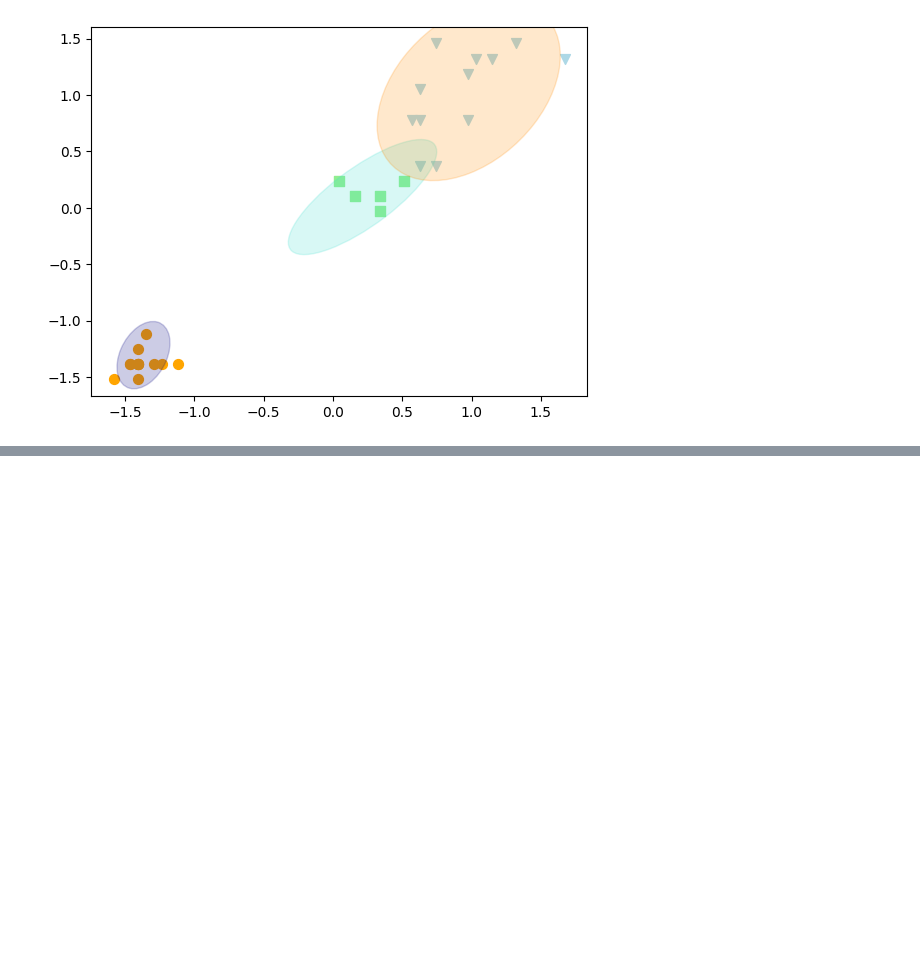
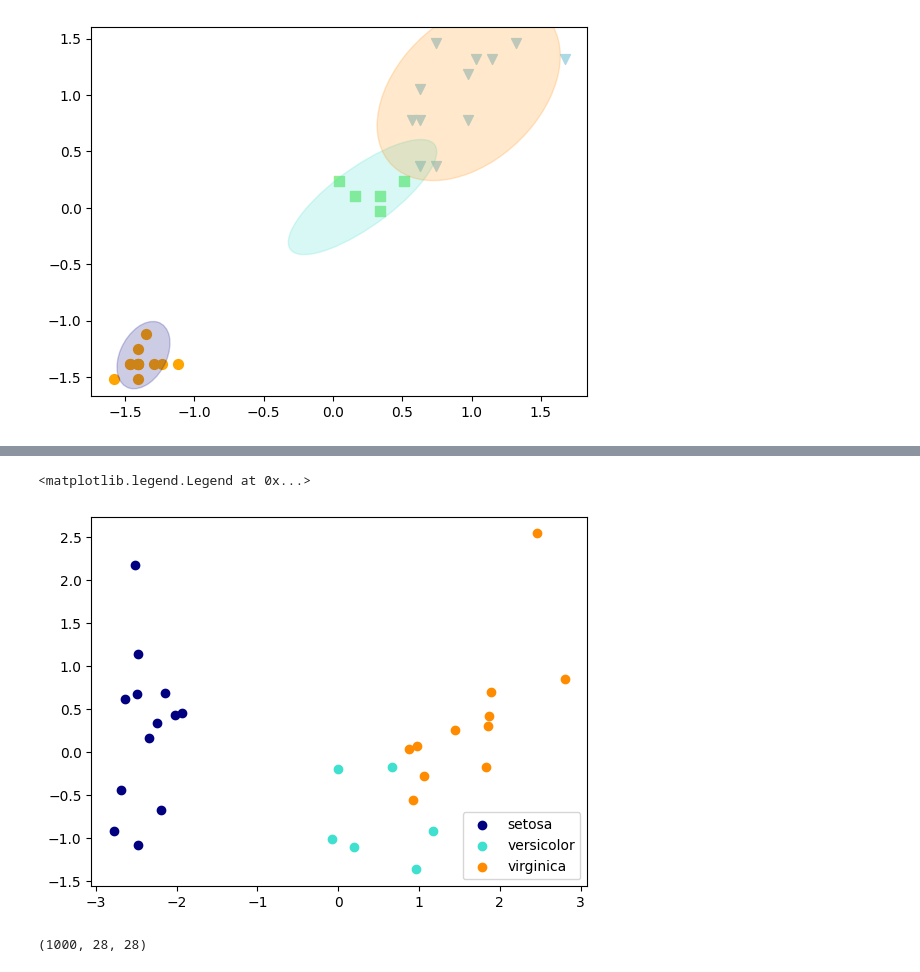
Before and after one commit to MAESTRiA-ESTADiS-CIENCIA-DATOS-Bosque/machine_learning_II_bosque_Jan, a Jupyter notebook: Clases/Clase4/Clase5_notas.ipynb, the cells around one changed output, grey strips where cells are left out. Drawn from its saved outputs; the diff is of its cells as text; code cells hidden in the pictures; blank space fills up the shorter version.

```diff
--- a/Clases/Clase4/Clase5_notas.ipynb
+++ b/Clases/Clase4/Clase5_notas.ipynb
@@ -274,0 +291,7 @@ plot_cov_ellipse(pipelinegmm["gmm"].covariances_[2,2:,2:],pipelinegmm["gmm"].mea
+# %%
+pipeline_pca  =Pipeline(steps=[
+    ("prepro",preprocessing),
+    ("pca",PCA(n_components=2))
+])
+# %%
+pipeline_pca.fit(X_train)
@@ -274,0 +301,2 @@ plot_cov_ellipse(pipelinegmm["gmm"].covariances_[2,2:,2:],pipelinegmm["gmm"].mea
+# %%
+X_predict_pca =pipeline_pca.transform(X_test)
@@ -274,0 +306,8 @@ plot_cov_ellipse(pipelinegmm["gmm"].covariances_[2,2:,2:],pipelinegmm["gmm"].mea
+# %%
+colors = ['navy', 'turquoise', 'darkorange']
+for color, i, target_name in zip(colors, [0,1,2], iris.target_names):
+    plt.scatter(X_predict_pca[y_test==i,0],X_predict_pca[y_test==i,1],color=color, label=target_name)
+plt.legend()
+# %% [output]
+<matplotlib.legend.Legend at 0x...>
+[figure, added]
@@ -274,0 +324,4 @@ plot_cov_ellipse(pipelinegmm["gmm"].covariances_[2,2:,2:],pipelinegmm["gmm"].mea
+# %%
+X_train_mnist.shape
+# %% [output]
+(1000, 28, 28)
```
Also changed, not shown: parts of 33 cells of this notebook, 2 other files.
